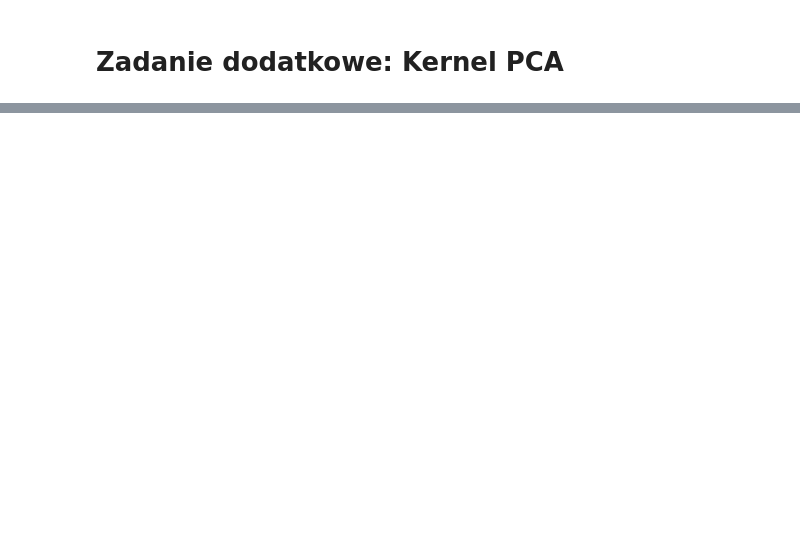
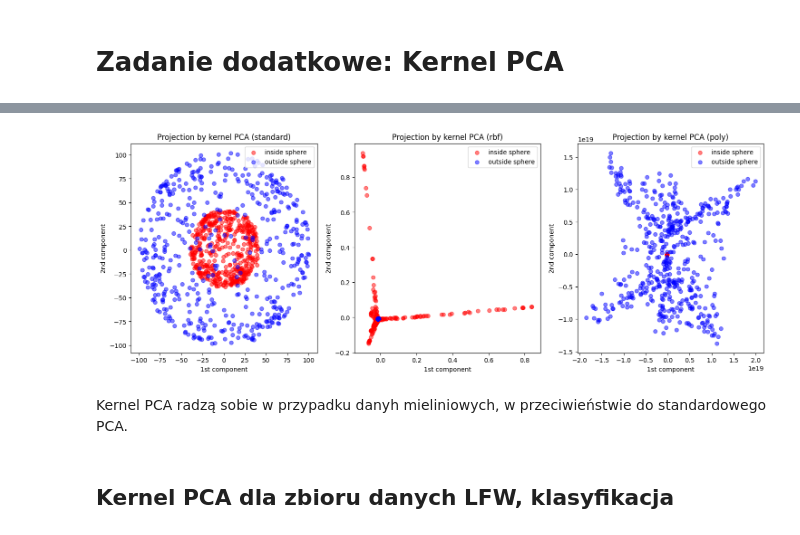
Before and after one commit to jupiterb/agh-data-science, a Jupyter notebook: 1/data_exploration/labs/lab1.ipynb, the cells around one changed output, grey strips where cells are left out. Cells and saved outputs as stored; diff of their text form; code cells hidden in the pictures; blank space fills up the shorter version.

```diff
--- a/1/data_exploration/labs/lab1.ipynb
+++ b/1/data_exploration/labs/lab1.ipynb
@@ -350,0 +403,32 @@ plt.show()
+# %%
+# kernel pca for spheres
+
+fig, axs = plt.subplots(1, 3, figsize=(18, 6))
+
+pcas = (
+    PCA(n_components=2),
+    KernelPCA(n_components=2, kernel="rbf", gamma=0.02),
+    KernelPCA(n_components=2, kernel="poly", degree=11, coef0=0),
+)
+
+for ax, pca in zip(axs, pcas):
+    pca.fit(two_spheres)
+    inside_decomposed = pca.transform(inside)
+    outside_decomposed = pca.transform(outside)
+
+    ax.scatter(inside_decomposed[:, 0], inside_decomposed[:, 1], c="red", alpha=0.5)
+    ax.scatter(outside_decomposed[:, 0], outside_decomposed[:, 1], c="blue", alpha=0.5)
+
+    kernel = pca.kernel if hasattr(pca, "kernel") else "standard"
+    ax.set_title(f"Projection by kernel PCA ({kernel})")
+    ax.set_xlabel("1st component")
+    ax.set_ylabel("2nd component")
+    ax.legend(["inside sphere", "outside sphere"])
+
+plt.show()
+# %% [output]
+[figure, added]
+# %% [markdown]
+Kernel PCA radzą sobie w przypadku danyh mieliniowych, w przeciwieństwie do standardowego PCA.
+# %% [markdown]
+## Kernel PCA dla zbioru danych LFW, klasyfikacja
```
Also changed, not shown: parts of 18 cells of this notebook.
